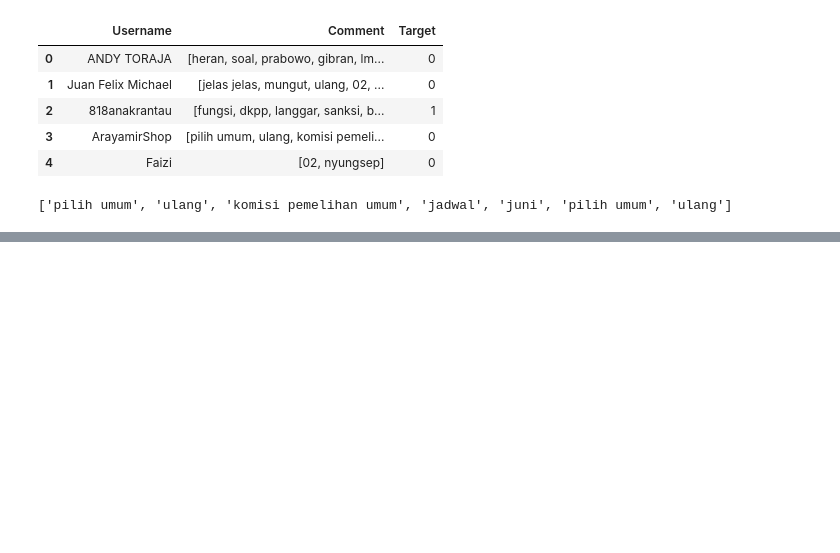
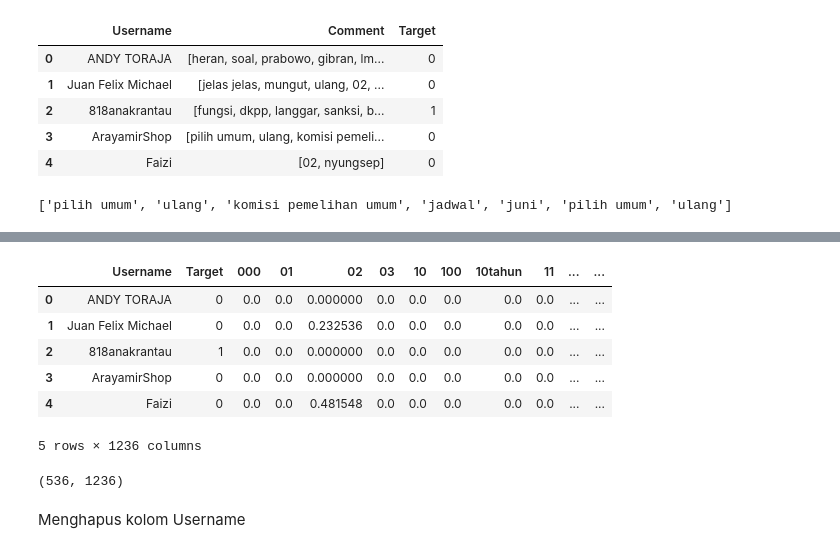
Before and after one commit to RasyadBima15/ML-Project-ICT-Scientific-Paper-GemastikXVII, a Jupyter notebook: ClassificationProject.ipynb, the cells around one changed output, grey strips where cells are left out. Drawn from its saved outputs; the diff is of its cells as text; code cells hidden in the pictures; blank space fills up the shorter version.

```diff
--- a/ClassificationProject.ipynb
+++ b/ClassificationProject.ipynb
@@ -170,0 +181,12 @@ print(df.iloc[3, 1])
+# %%
+from sklearn.feature_extraction.text import TfidfVectorizer
+
+stemmed_texts = [' '.join(tokens) for tokens in df['Comment']]
+
+tfidf_vectorizer = TfidfVectorizer()
+
+X_tfidf = tfidf_vectorizer.fit_transform(stemmed_texts)
+
+# Menampilkan hasil
+print("Matriks TF-IDF:")
+print(X_tfidf.toarray())
@@ -170,0 +202,22 @@ print(df.iloc[3, 1])
+# %%
+feature_names = tfidf_vectorizer.get_feature_names_out()
+
+tfidf_df = pd.DataFrame(X_tfidf.toarray(), columns=feature_names)
+
+df = pd.concat([df.drop(columns=['Comment']), tfidf_df], axis=1)
+# %%
+df.head()
+# %% [output]
+|  | Username | Target | 000 | 01 | 02 | 03 | 10 | 100 | 10tahun | 11 | ... | ... |
+| 0 | ANDY TORAJA | 0 | 0.0 | 0.0 | 0.000000 | 0.0 | 0.0 | 0.0 | 0.0 | 0.0 | ... | ... |
+| 1 | Juan Felix Michael | 0 | 0.0 | 0.0 | 0.232536 | 0.0 | 0.0 | 0.0 | 0.0 | 0.0 | ... | ... |
+| 2 | 818anakrantau | 1 | 0.0 | 0.0 | 0.000000 | 0.0 | 0.0 | 0.0 | 0.0 | 0.0 | ... | ... |
+| 3 | ArayamirShop | 0 | 0.0 | 0.0 | 0.000000 | 0.0 | 0.0 | 0.0 | 0.0 | 0.0 | ... | ... |
+| 4 | Faizi | 0 | 0.0 | 0.0 | 0.481548 | 0.0 | 0.0 | 0.0 | 0.0 | 0.0 | ... | ... |
+5 rows × 1236 columns
+# %%
+df.shape
+# %% [output]
+(536, 1236)
+# %% [markdown]
+Menghapus kolom Username
```
Also changed, not shown: parts of 15 cells of this notebook.
